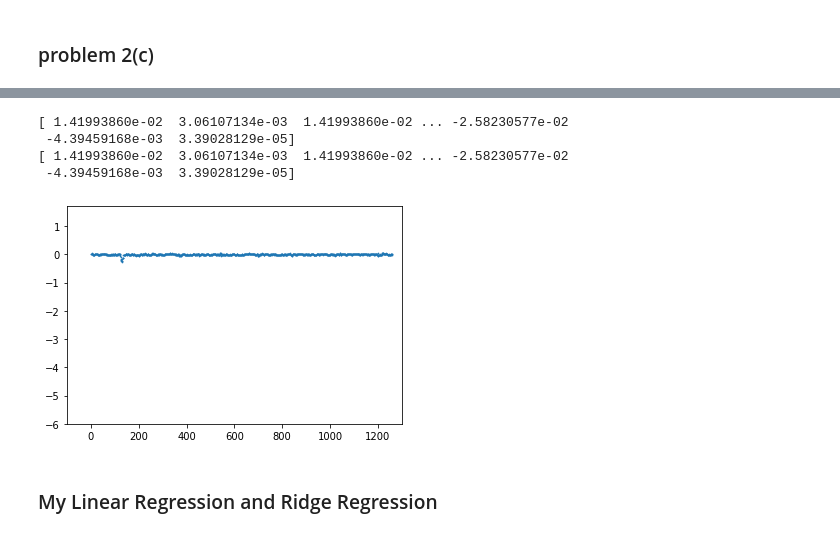
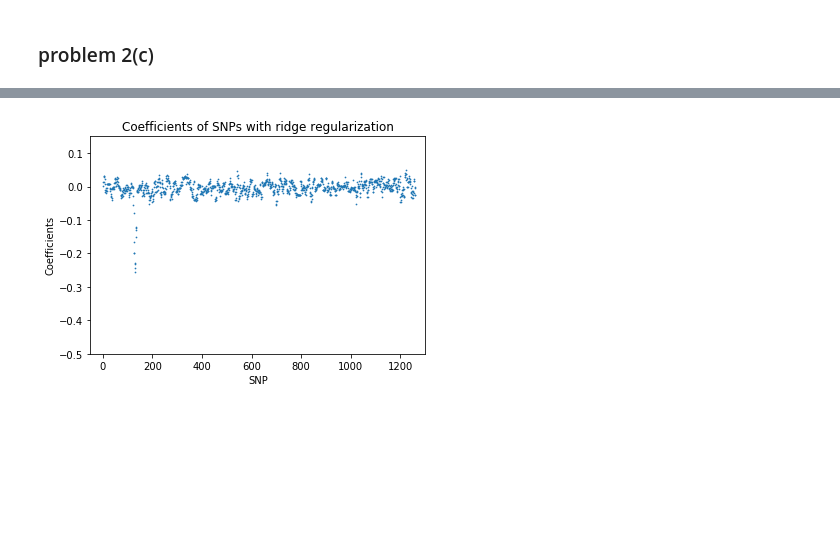
Before and after one commit to KaKiG/MachineLearning, a Jupyter notebook: hw1.ipynb, the cells around one changed output, grey strips where cells are left out. Saved outputs shown, nothing was run; the diff lists cells and outputs as text; code cells hidden in the pictures; blank space fills up the shorter version.

```diff
--- a/hw1.ipynb
+++ b/hw1.ipynb
@@ -95,25 +65,21 @@ plt.show()
 # %%
 lin_ridge = Ridge(alpha=200)
 coeffs4 = []
 lin_ridge.fit(SNP_data, exp_data[:,394])
 coeffs4 = lin_ridge.coef_
-print(coeffs4)
 
 coeffs4my =[]
 lin_ridge_my = MR.Ridge(alpha=0.2)
 coeffs4my = []
 lin_ridge_my.fit_normal(SNP_data, exp_data[:,394])
 coeffs4my = lin_ridge.coef_
-print(coeffs4my)
 
-plt.scatter(x,coeffs4,s=0.5)
-plt.axis([-100, 1300, -6, 1.7])
+plt.scatter(x,coeffs4my,s=0.5)
+plt.axis([-50, 1300, -0.5, 0.15])
+plt.xlabel("SNP")
+plt.ylabel("Coefficients")
+plt.title("Coefficients of SNPs with ridge regularization")
+plt.savefig("23")
 plt.show()
 # %% [output]
-[ 1.41993860e-02  3.06107134e-03  1.41993860e-02 ... -2.58230577e-02
- -4.39459168e-03  3.39028129e-05]
-[ 1.41993860e-02  3.06107134e-03  1.41993860e-02 ... -2.58230577e-02
- -4.39459168e-03  3.39028129e-05]
-[figure, old version]
+[figure, new version]
-# %% [markdown]
-### My Linear Regression and Ridge Regression
```
Also changed, not shown: parts of 12 cells of this notebook, 5 other files.
